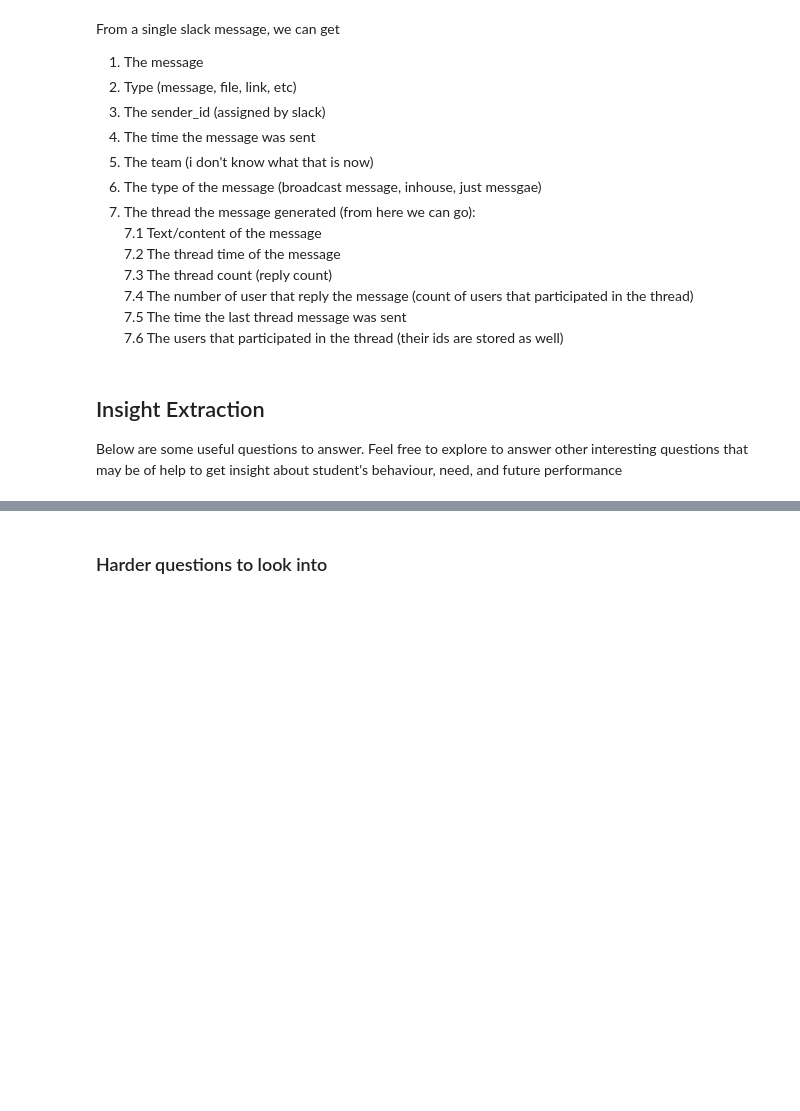
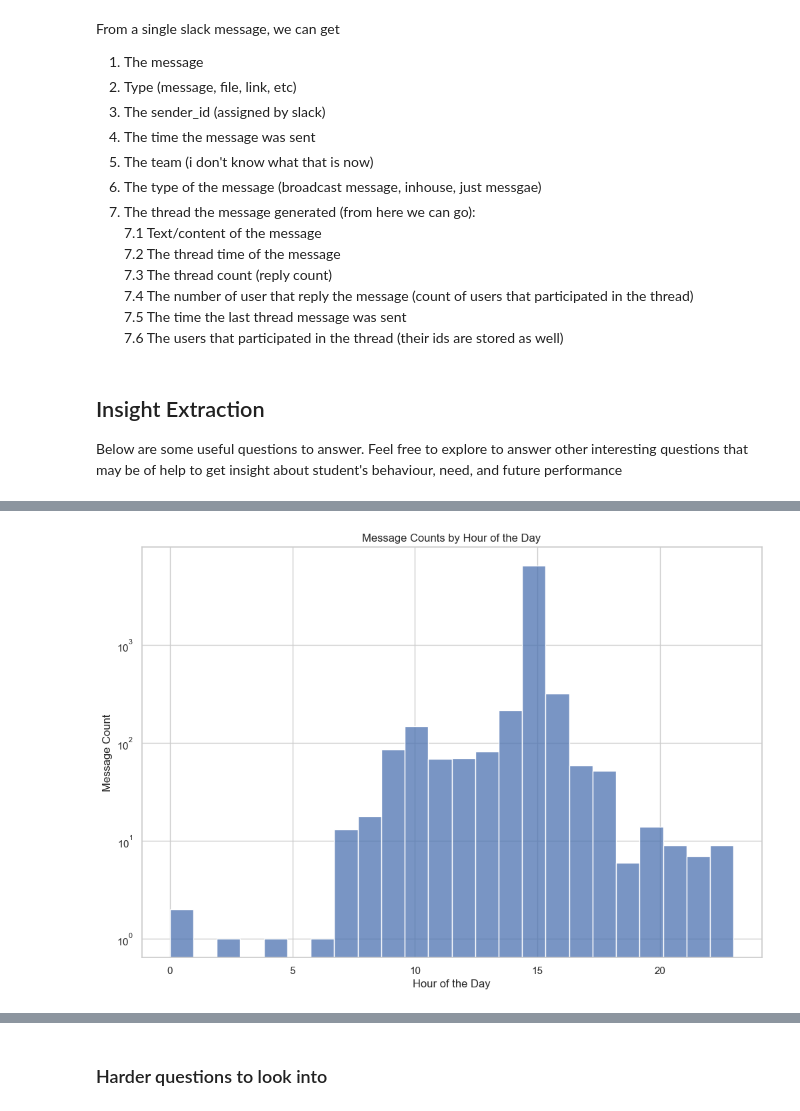
Before and after one commit to Azizadx/nasrallah-week0_10academy, a Jupyter notebook: notebooks/parse_slack_data.ipynb, the cells around one changed output, grey strips where cells are left out. Saved outputs shown, nothing was run; the diff lists cells and outputs as text; code cells hidden in the pictures; blank space fills up the shorter version.

```diff
--- a/notebooks/parse_slack_data.ipynb
+++ b/notebooks/parse_slack_data.ipynb
@@ -283,0 +314,19 @@ ValueError: I/O operation on closed file.
+# %%
+# what is the time range of the day that most messages are sent?
+pfill['msg_sent_timestamp'] = utils.convert_2_timestamp('msg_sent_time', pfill)
+
+# Extract the hour from the timestamp
+pfill['hour'] = pd.to_datetime(pfill['msg_sent_timestamp']).dt.hour
+
+# Plot the histogram
+sns.set(style="whitegrid")
+plt.figure(figsize=(12, 8))
+sns.histplot(pfill['hour'], bins=24, kde=False)
+plt.yscale('log')
+plt.title('Message Counts by Hour of the Day')
+plt.xlabel('Hour of the Day')
+plt.ylabel('Message Count')
+
+plt.show()
+# %% [output]
+[figure, added]
```
Also changed, not shown: parts of 7 cells of this notebook.
